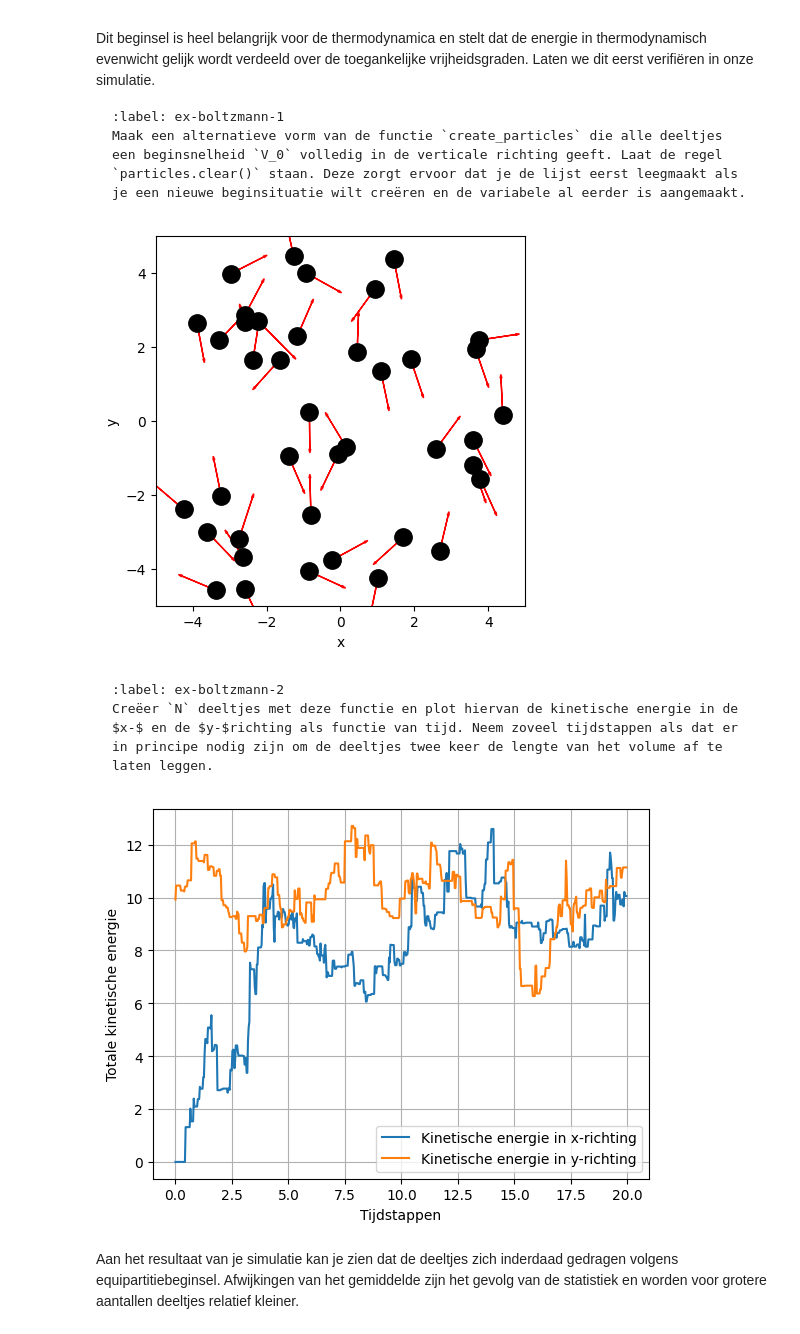
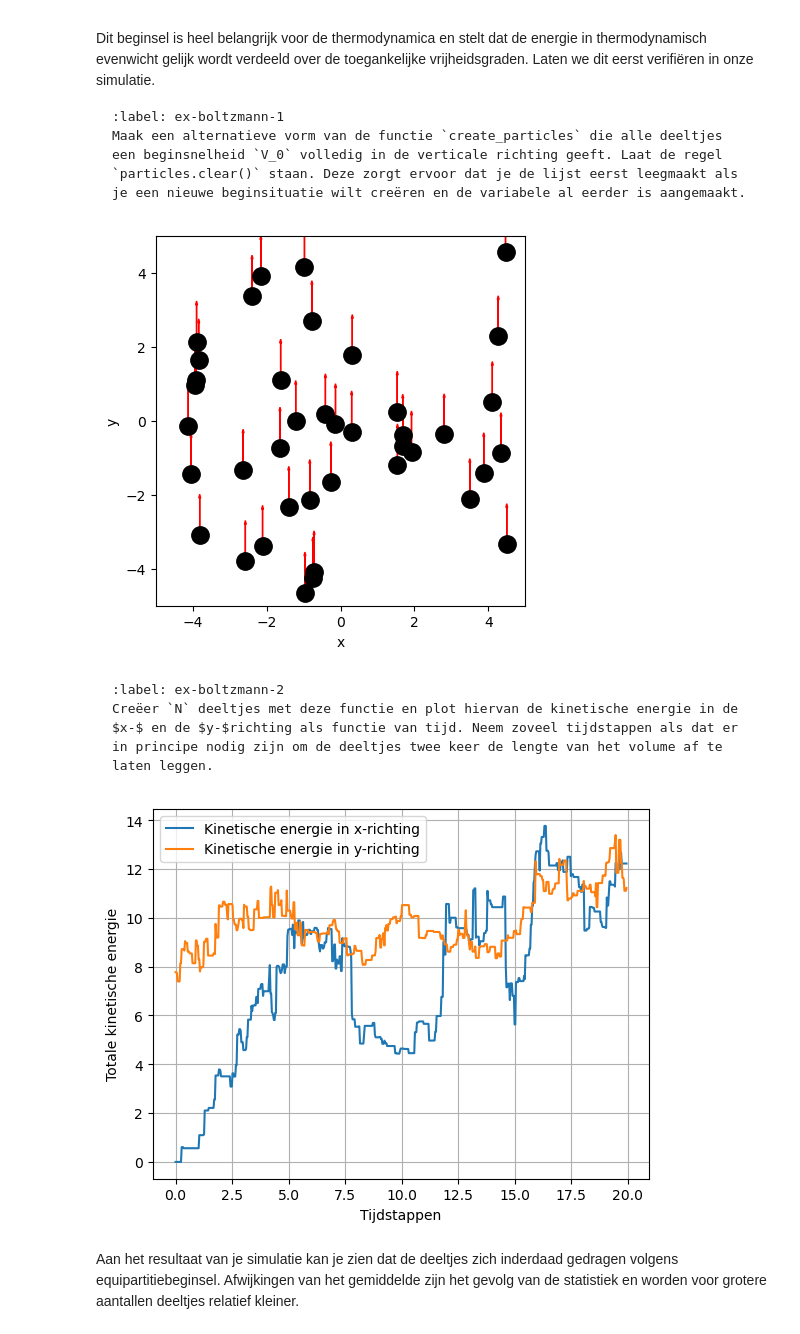
Before and after one commit to swerleman/IP2-Portfolio, a Jupyter notebook: Content/PySim/6_boltzmann.ipynb, the cells around one changed output. Drawn from its saved outputs; the diff is of its cells as text; code cells hidden in the pictures.

````diff
--- a/Content/PySim/6_boltzmann.ipynb
+++ b/Content/PySim/6_boltzmann.ipynb
@@ -156,36 +156,39 @@ Maak een alternatieve vorm van de functie `create_particles` die alle deeltjes e
 ```
 # %%
 # jouw antwoord
-
+# vervang de create_particles functie door create_uniform_particles
 def create_uniform_particles(particles):
     """ Leegmaken en opnieuw aanmaken van deeltjes met uniforme snelheid in lijst """
     particles.clear()
 #your code/answer
+# Het maken van deeltjes met dezelfde snelheid in y-richting en willekeurige posities
     for i in range(N):
-        angle = 2 * np.pi * i / N
         vx = 0
         vy = V_0
         pos = np.random.uniform(-BOX_SIZE_0/2 + RADIUS, BOX_SIZE_0/2 - RADIUS, 2)
         particles.append(ParticleClass(m=1.0, v=[vx, vy], r=pos, R=RADIUS))
 
-
+# een grafiek plotten van de situatie op 1 willekeurige tijdstap die niet gelijk is aan de beginsituatie
+particles = []
+create_uniform_particles(particles)
 for i in range(1):
     take_time_step(particles)
 
+# Plot de situatie
     plt.figure()
     plt.xlabel('x')
     plt.ylabel('y')
     plt.gca().set_aspect('equal')
     plt.xlim(-BOX_SIZE_0/2, BOX_SIZE_0/2)
     plt.ylim(-BOX_SIZE_0/2, BOX_SIZE_0/2)
 
     for p in particles:
         plt.plot(p.r[0], p.r[1], 'k.', ms=25)
         plt.arrow(p.r[0], p.r[1], p.v[0], p.v[1],
                 head_width=0.05, head_length=0.1, color='red')
     plt.show()
 # %% [output]
-[figure, old version]
+[figure, new version]
 # %% [markdown]
 
 ```{exercise}
@@ -204,19 +207,20 @@ num_steps = int((2 * BOX_SIZE_0) / (V_0 * DT))
 # Lijsten om energie bij te houden
 t_axis = np.arange(num_steps) * DT
 
-
+# Kinetische energie in x-richting bijhouden
 kin_x = []  # Lijst om kinetische energie in x-richting op te slaan
 for step in range(num_steps):
     take_time_step(particles)
     total_kin_x = sum(0.5 * p.m * p.v[0]**2 for p in particles)
     kin_x.append(total_kin_x)
 
+# Kinetische energie in y-richting bijhouden
 kin_y = []  # Lijst om kinetische energie in y-richting op te slaan
 for step in range(num_steps):
     take_time_step(particles)
     total_kin_y = sum(0.5 * p.m * p.v[1]**2 for p in particles)
     kin_y.append(total_kin_y)
-
+# Plot de kinetische energie in x- en y-richting
 plt.plot(t_axis,kin_x, label='Kinetische energie in x-richting')
 plt.plot(t_axis,kin_y, label='Kinetische energie in y-richting')
 plt.xlabel('Tijdstappen')
@@ -225,7 +229,7 @@ plt.legend()
 plt.grid()
 plt.show()
 # %% [output]
-[figure, old version]
+[figure, new version]
 # %% [markdown]
 Aan het resultaat van je simulatie kan je zien dat de deeltjes zich inderdaad gedragen volgens equipartitiebeginsel. Afwijkingen van het gemiddelde zijn het gevolg van de statistiek en worden voor grotere aantallen deeltjes relatief kleiner.
 # %% [markdown]
````
Also changed, not shown: parts of 6 cells of this notebook.
